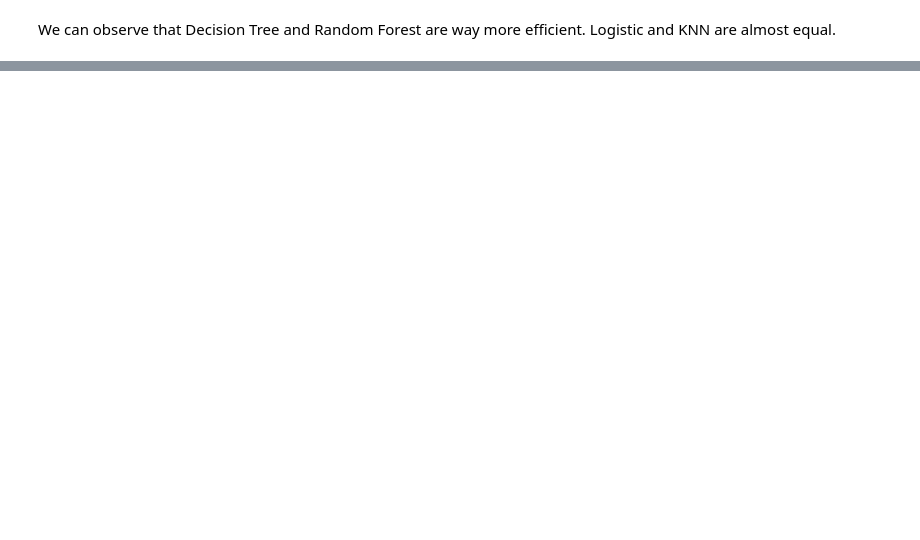
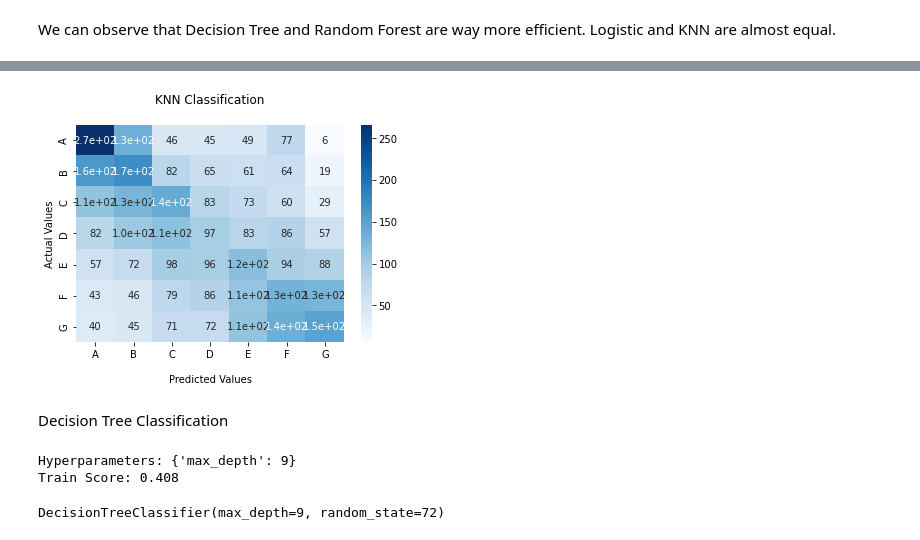
Before and after one commit to Alex314159265/Machine-Learning-For-Credit-Scoring, a Jupyter notebook: TER code-checkpoint 04-04.ipynb, the cells around one changed output, grey strips where cells are left out. Saved outputs shown, nothing was run; the diff lists cells and outputs as text; code cells hidden in the pictures; blank space fills up the shorter version.

```diff
--- a/TER code-checkpoint 04-04.ipynb
+++ b/TER code-checkpoint 04-04.ipynb
@@ -745,0 +925,14 @@ We can observe that Decision Tree and Random Forest are way more efficient. Logi
+# %%
+RegPred2 = classifier2.predict(X_test)
+# %%
+# Results for KNN Classification :
+
+cf_matrix2 = confusion_matrix(y_test, RegPred2, labels = ["A", "B", "C", "D", "E", "F", "G"]) # Confusion Matrix Calculus
+ClassReport2 = classification_report(y_test, RegPred2)
+acc2 = accuracy_score(y_test, RegPred2)
+
+ListAcc2.append(acc2)
+
+print(cf_matrix2)
+print(ClassReport2)
+print(acc2)
@@ -745,0 +957,49 @@ We can observe that Decision Tree and Random Forest are way more efficient. Logi
+# %%
+# To plot the confusion matrix :
+
+ax = sns.heatmap(cf_matrix2, annot = True, cmap = "Blues")
+
+ax.set_title('KNN Classification\n')
+ax.set_xlabel('\nPredicted Values')
+ax.set_ylabel('Actual Values')
+
+ax.xaxis.set_ticklabels(["A", "B", "C", "D", "E", "F", "G"])
+ax.yaxis.set_ticklabels(["A", "B", "C", "D", "E", "F", "G"])
+
+plt.show()
+# %% [output]
+[figure, added]
+# %% [markdown]
+Decision Tree Classification
+# %%
+# To do Decision Tree Classification we also need to find the best parameter
+# We tun hyperparameters with GridSearch (for depth)
+
+from sklearn.tree import DecisionTreeClassifier
+from sklearn.model_selection import GridSearchCV
+
+# Define parameter to test
+grid = {'max_depth':np.arange(1,10)}
+
+# Define and fit model
+
+tree = DecisionTreeClassifier()
+tree_cv = GridSearchCV(tree, grid, cv=5)
+
+tree_cv.fit(X_train, y_train)
+
+d = tree_cv.best_params_
+
+# Print results
+print("Hyperparameters:", tree_cv.best_params_)
+print("Train Score:", round(tree_cv.best_score_, 4))
+# %% [output]
+Hyperparameters: {'max_depth': 9}
+Train Score: 0.408
+# %%
+# We do the Decision Tree Classification with the best depth :
+
+classifier3 = DecisionTreeClassifier(max_depth=9, random_state=72) #best parameter we found
+classifier3.fit(X_train, y_train)
+# %% [output]
+DecisionTreeClassifier(max_depth=9, random_state=72)
```
Also changed, not shown: parts of 39 cells of this notebook.
